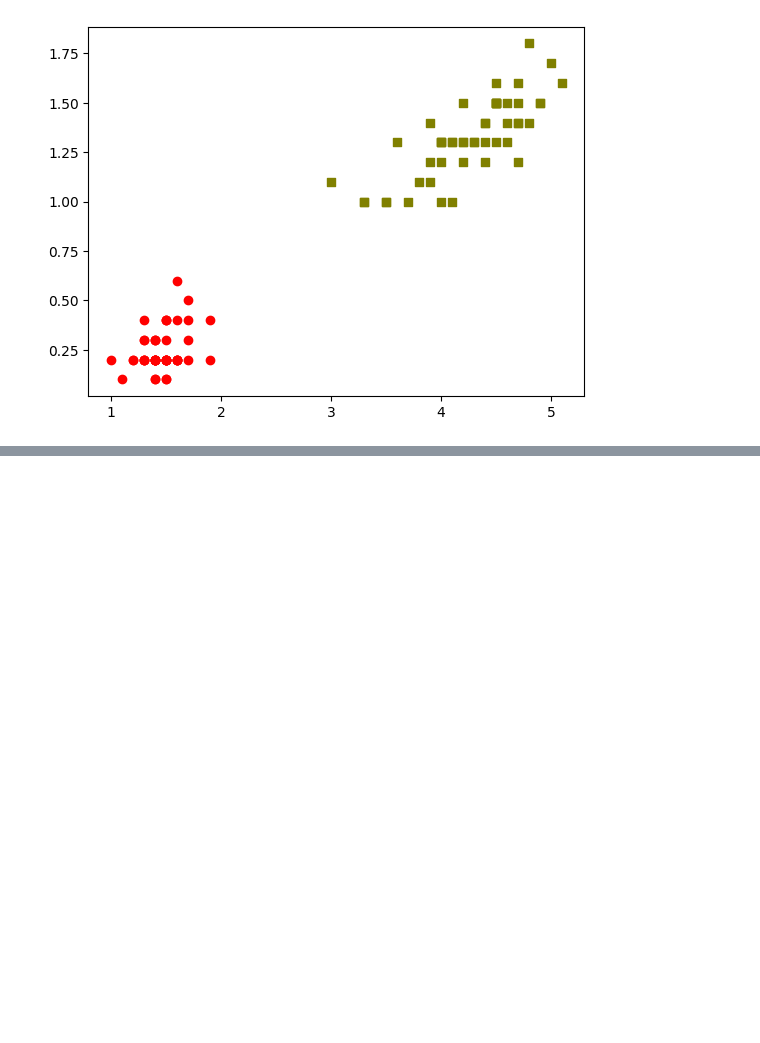
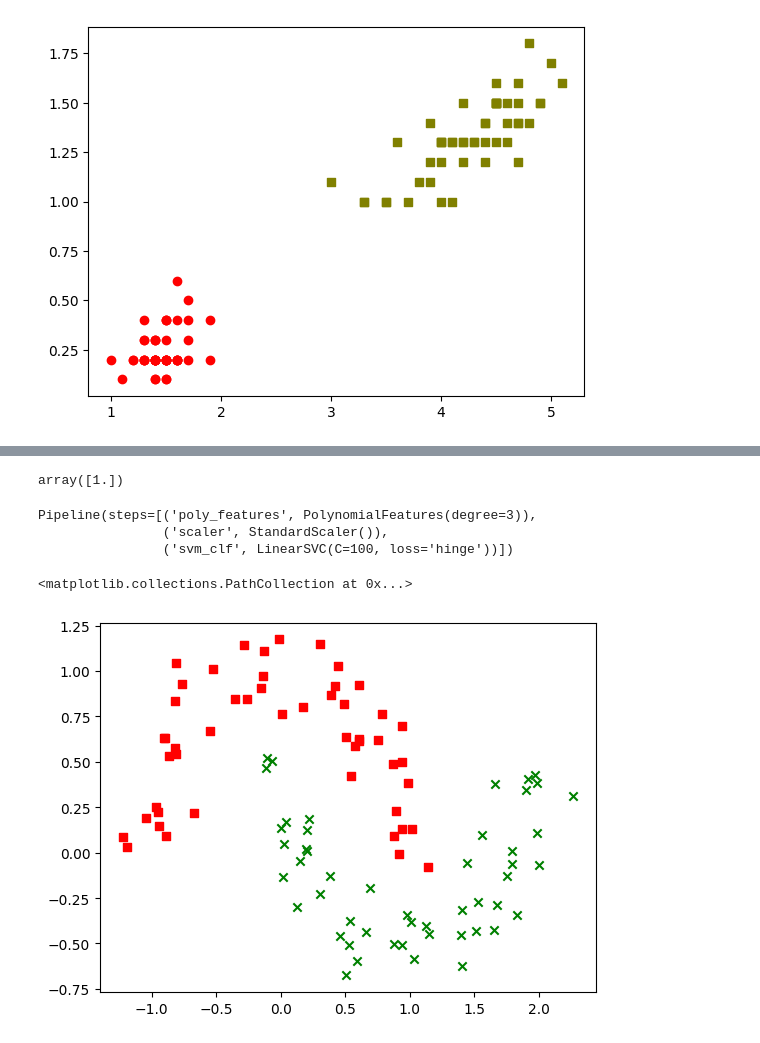
Before and after one commit to zqTheDesigner/reading_hands-on-machine-learning-with-scikit-learn-keras-tensorflow, a Jupyter notebook: CH-5 Support Vector Machine.ipynb, the cells around one changed output, grey strips where cells are left out. Saved outputs shown, nothing was run; the diff lists cells and outputs as text; code cells hidden in the pictures; blank space fills up the shorter version.

```diff
--- a/CH-5 Support Vector Machine.ipynb
+++ b/CH-5 Support Vector Machine.ipynb
@@ -43,0 +63,4 @@ plt.scatter(iris.data[versicolor, 2], iris.data[versicolor, 3], marker='s', c='o
+# %%
+svm_clf.predict([[5.5, 1.7]])
+# %% [output]
+array([1.])
@@ -43,0 +72,18 @@ plt.scatter(iris.data[versicolor, 2], iris.data[versicolor, 3], marker='s', c='o
+# %%
+X,y = make_moons(n_samples=100, noise=0.15)
+polynomial_svm_clf = Pipeline([
+    ('poly_features', PolynomialFeatures(degree=3)),
+    ('scaler', StandardScaler()),
+    ('svm_clf', LinearSVC(C=100, loss='hinge'))
+])
+polynomial_svm_clf.fit(X, y)
+# %% [output]
+Pipeline(steps=[('poly_features', PolynomialFeatures(degree=3)),
+                ('scaler', StandardScaler()),
+                ('svm_clf', LinearSVC(C=100, loss='hinge'))])
+# %%
+plt.scatter(X[y==0,0],X[y==0,1], c='red', marker='s')
+plt.scatter(X[y==1,0],X[y==1,1], c='green', marker='x')
+# %% [output]
+<matplotlib.collections.PathCollection at 0x...>
+[figure, added]
```
Also changed, not shown: parts of 6 cells of this notebook.
